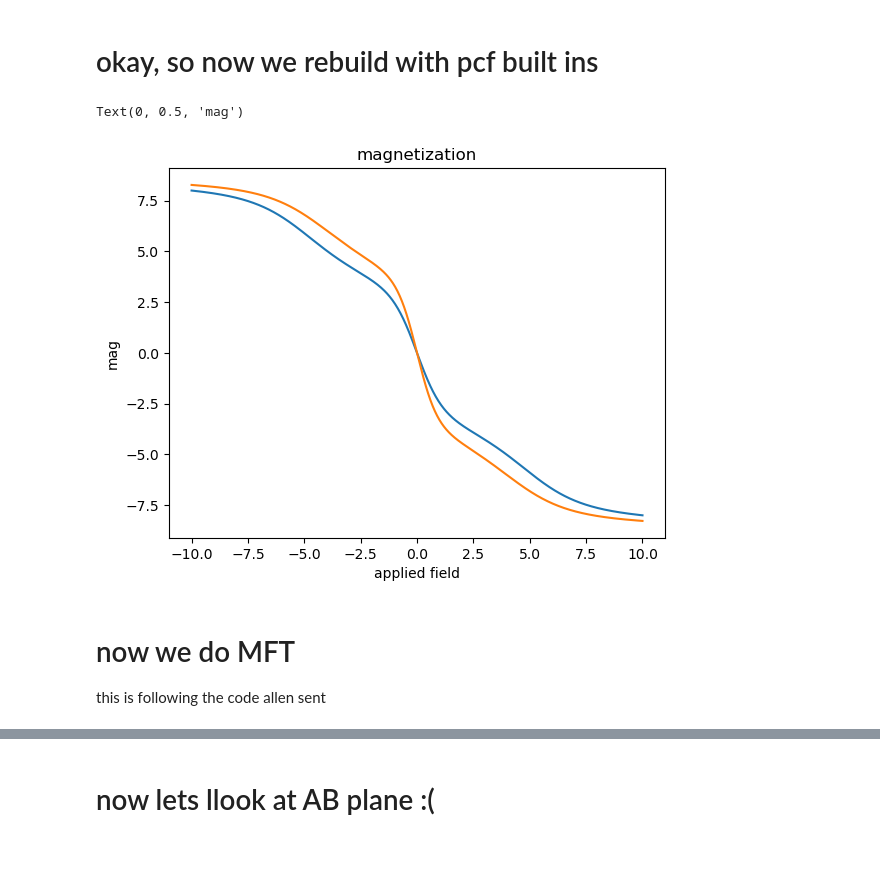
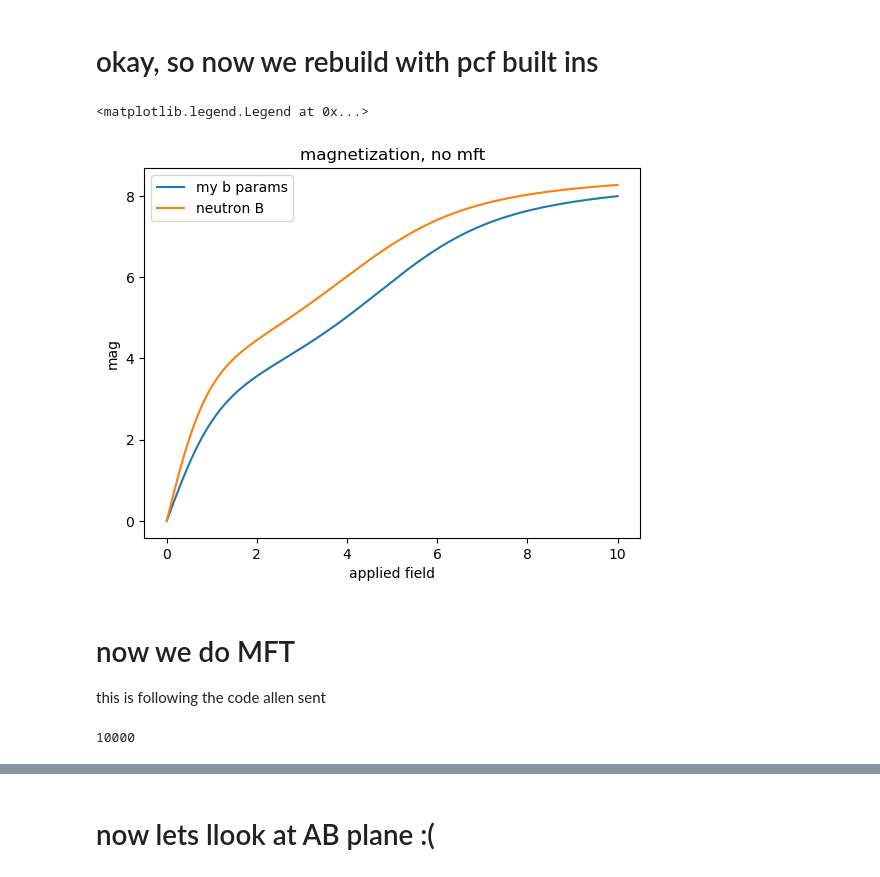
Before and after one commit to hrwhitelock/CES_magnetoOptical, a Jupyter notebook: CES_Mag_fromPCF.ipynb, the cells around one changed output, grey strips where cells are left out. Saved outputs shown, nothing was run; the diff lists cells and outputs as text; code cells hidden in the pictures.

```diff
--- a/CES_Mag_fromPCF.ipynb
+++ b/CES_Mag_fromPCF.ipynb
@@ -67,24 +67,26 @@ AllenErObj = cef.CFLevels.Bdict(ion,AllenBparams)
 # %%
 #first do me
 
-field = [[0,0,b] for b in np.linspace(-10,10,10000)]
+field = [[0,0,b] for b in np.linspace(0,10,100000)]
 magMe_C = np.array([MyErObj.magnetization(ion, temperature, f) for f in field]).T
-field = np.array(field).T
 
-# then do the neutron fit vals
-field = [[0,0,b] for b in np.linspace(-10,10,1000)]
 magAllen_C = np.array([AllenErObj.magnetization(ion, temperature, f) for f in field]).T
 field = np.array(field).T
 # %%
-plt.plot(field[2], magMe_C[2])
-plt.plot(field[2], magAllen_C[2])
-plt.title('magnetization')
+plt.plot(field[2], -1*magMe_C[2], label = 'my b params')
+plt.plot(field[2], -1*magAllen_C[2], label = 'neutron B')
+plt.title('magnetization, no mft')
 plt.xlabel('applied field')
 plt.ylabel('mag')
+plt.legend()
 # %% [output]
-Text(0, 0.5, 'mag')
+<matplotlib.legend.Legend at 0x...>
-[figure, old version]
+[figure, new version]
 # %% [markdown]
 # now we do MFT
 this is following the code allen sent
+# %%
+len(magAllen_C[2])
+# %% [output]
+10000
 # %%
```
Also changed, not shown: parts of 17 cells of this notebook.
